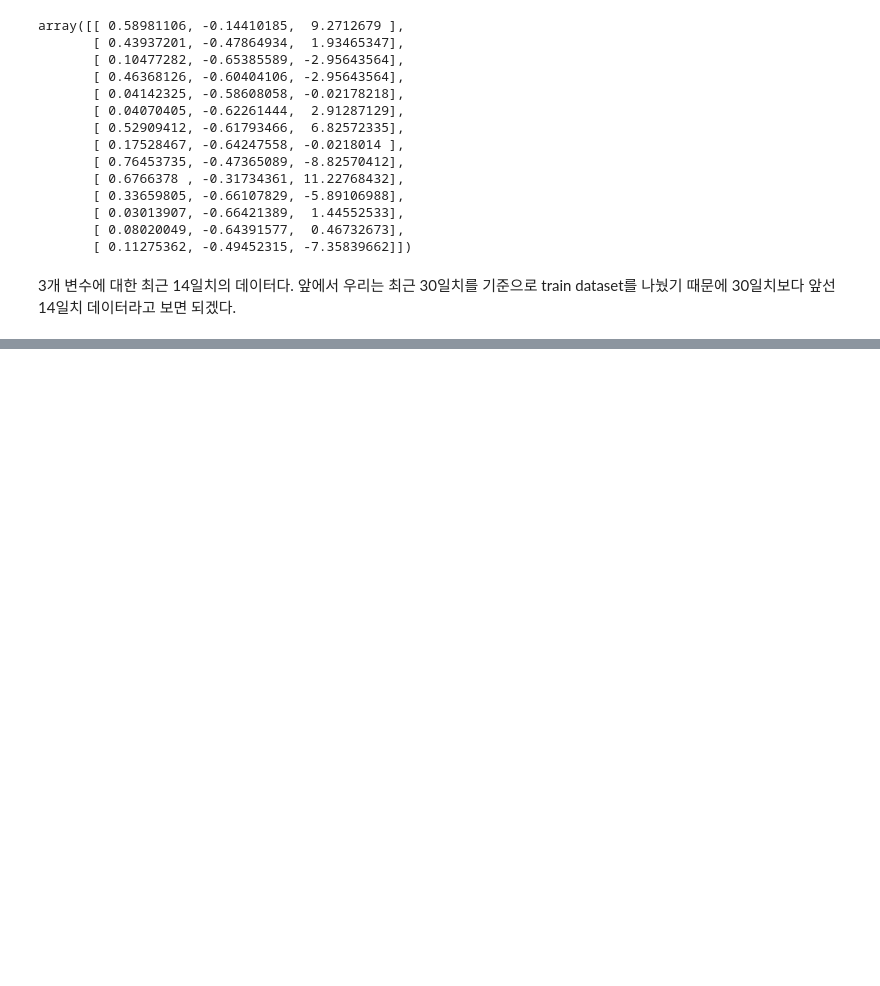
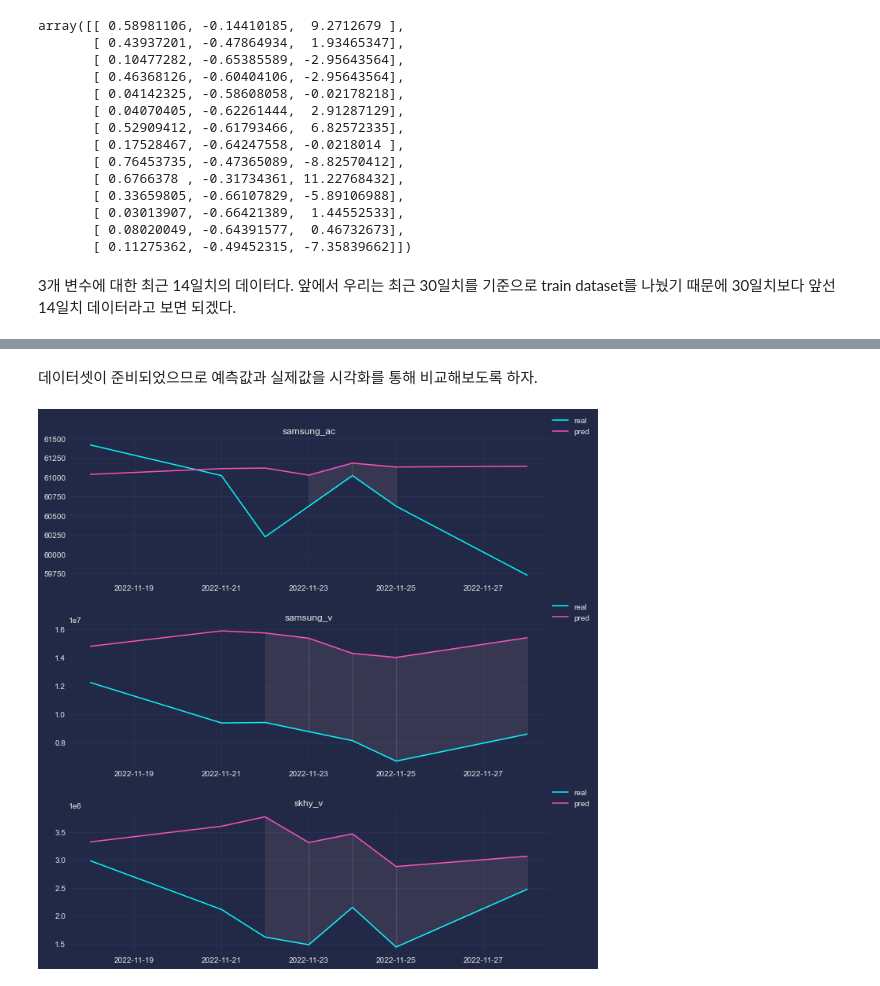
Before and after one commit to sw-song/ts-analysis, a Jupyter notebook: archive/01_var.ipynb, the cells around one changed output, grey strips where cells are left out. Saved outputs shown, nothing was run; the diff lists cells and outputs as text; code cells hidden in the pictures; blank space fills up the shorter version.

```diff
--- a/archive/01_var.ipynb
+++ b/archive/01_var.ipynb
@@ -708,0 +732,3 @@ from statsmodels.tools.eval_measures import rmse, aic
+# %%
+df_f_denorm = (df_f + 1).mul(df_train_.iloc[0].to_numpy())
+df_f_denorm
@@ -708,0 +768,5 @@ from statsmodels.tools.eval_measures import rmse, aic
+# %%
+# np.r_은 배열은 연결해줍니다.
+df_f_denorm['samsung_ac'] = np.r_[df_train['samsung_ac'].iloc[-1],
+                                  df_f_denorm['samsung_ac_diff']].cumsum()[1:]
+df_f_denorm
@@ -708,0 +784,3 @@ from statsmodels.tools.eval_measures import rmse, aic
+# %%
+df_f_denorm.index = df_test.index[:7]
+df_f_denorm
@@ -708,0 +797,37 @@ from statsmodels.tools.eval_measures import rmse, aic
+# %% [markdown]
+데이터셋이 준비되었으므로 예측값과 실제값을 시각화를 통해 비교해보도록 하자.
+# %%
+def draw_subplot(axes, ax_i, col):
+    d_test = df_test[col].iloc[:7]
+    d_pred = df_f_denorm[col]
+
+    d_test.diff() > 0
+
+    axes[ax_i].plot(d_test, label='real')
+    axes[ax_i].plot(d_pred, label='pred')
+
+    hits = (d_test.diff() < 0) == (d_pred.diff() < 0)
+    for i, hit in enumerate(hits):
+        if hit:
+            if i==0:
+                pass
+            if i+1==len(hits):
+                i==None
+            axes[ax_i].fill_between(x=d_test.index[i-1:i+1],
+                                    y1=d_pred[i-1:i+1],
+                                    y2=d_test[i-1:i+1],
+                                    color='lightpink',
+                                    alpha=0.1)
+    axes[ax_i].set_title(col)
+    axes[ax_i].legend(loc=(1,1))
+# %%
+fig, axes = plt.subplots(nrows=3, ncols=1, figsize=(10,10))
+
+draw_subplot(axes, 0, 'samsung_ac')
+draw_subplot(axes, 1, 'samsung_v')
+draw_subplot(axes, 2, 'skhy_v')
+
+plt.tight_layout()
+plt.show()
+# %% [output]
+[figure, added]
```
Also changed, not shown: parts of 12 cells of this notebook.
